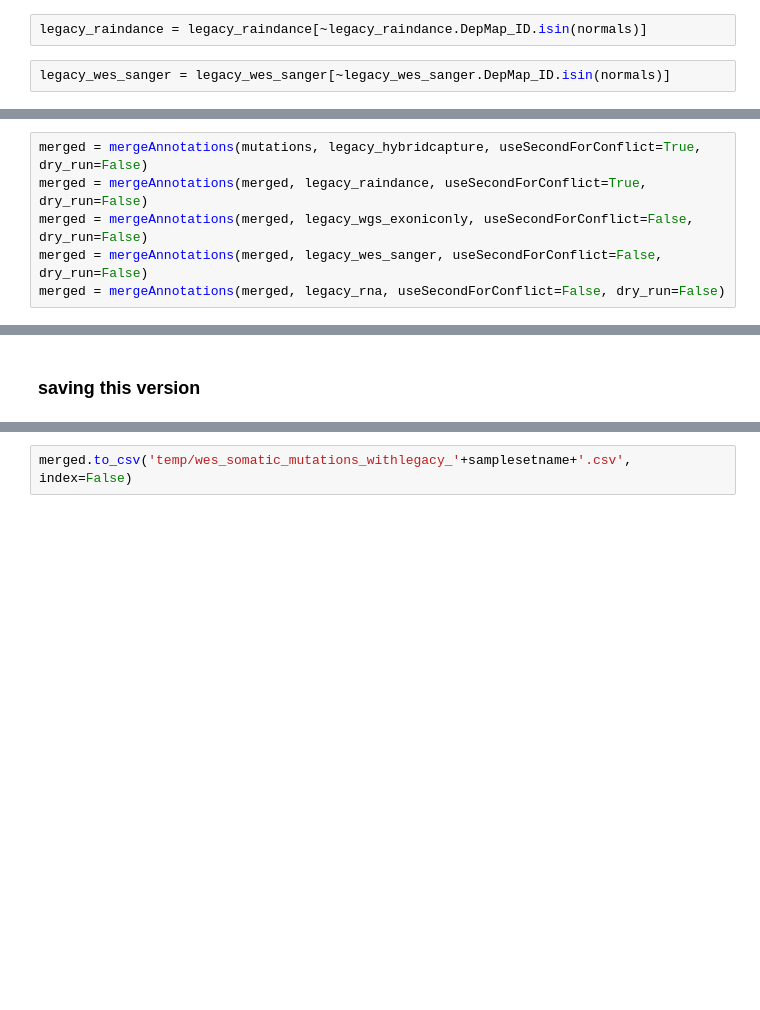
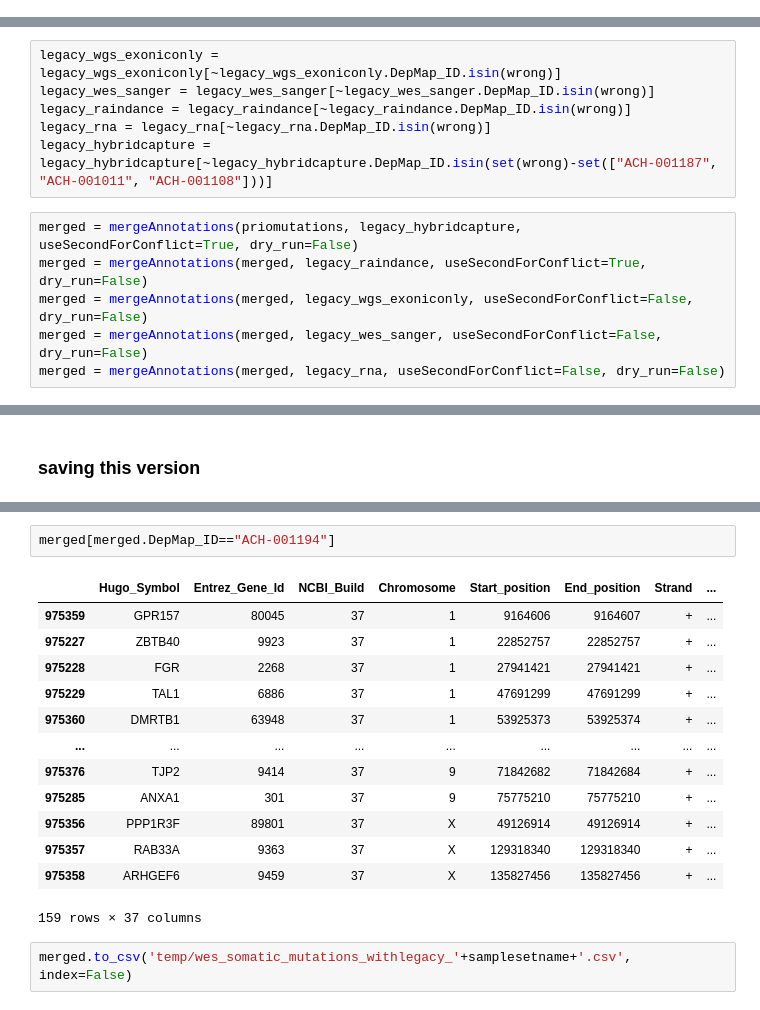
Before and after one commit to broadinstitute/depmap_omics, a Jupyter notebook: Mutations_CCLE.ipynb, the cells around one changed output, grey strips where cells are left out. Cells and saved outputs as stored; diff of their text form; blank space fills up the shorter version.

```diff
--- a/Mutations_CCLE.ipynb
+++ b/Mutations_CCLE.ipynb
@@ -779,7 +765,3 @@ legacy_hybridcapture = legacy_hybridcapture[~legacy_hybridcapture.DepMap_ID.isin
-# %%
-legacy_raindance = legacy_raindance[~legacy_raindance.DepMap_ID.isin(normals)]
-# %%
-legacy_wes_sanger = legacy_wes_sanger[~legacy_wes_sanger.DepMap_ID.isin(normals)]
 # %%
 legacy_hybridcapture.loc[legacy_hybridcapture[legacy_hybridcapture['Genome_Change'].isna()].index, 'Genome_Change'] = ['g.chr'+str(i.Chromosome)+":"+str(i.Start_position)+i.Reference_Allele+">"+i.Tumor_Allele for _, i in legacy_hybridcapture[legacy_hybridcapture['Genome_Change'].isna()].iterrows()]
 # %%
@@ -793,5 +779,11 @@ legacy_rna = legacy_rna.drop(todrop)
+# %%
+legacy_wgs_exoniconly = legacy_wgs_exoniconly[~legacy_wgs_exoniconly.DepMap_ID.isin(wrong)]
+legacy_wes_sanger = legacy_wes_sanger[~legacy_wes_sanger.DepMap_ID.isin(wrong)]
+legacy_raindance = legacy_raindance[~legacy_raindance.DepMap_ID.isin(wrong)]
+legacy_rna = legacy_rna[~legacy_rna.DepMap_ID.isin(wrong)]
+legacy_hybridcapture = legacy_hybridcapture[~legacy_hybridcapture.DepMap_ID.isin(set(wrong)-set(["ACH-001187", "ACH-001011", "ACH-001108"]))]
 # %%
-merged = mergeAnnotations(mutations, legacy_hybridcapture, useSecondForConflict=True, dry_run=False)
+merged = mergeAnnotations(priomutations, legacy_hybridcapture, useSecondForConflict=True, dry_run=False)
 merged = mergeAnnotations(merged, legacy_raindance, useSecondForConflict=True, dry_run=False)
 merged = mergeAnnotations(merged, legacy_wgs_exoniconly, useSecondForConflict=False, dry_run=False)
 merged = mergeAnnotations(merged, legacy_wes_sanger, useSecondForConflict=False, dry_run=False)
@@ -840,3 +843,19 @@ h.compareDfs(merged, tc.get(name='depmap-a0ab', file='CCLE_mutations'))
+# %%
+merged[merged.DepMap_ID=="ACH-001194"]
+# %% [output]
+|  | Hugo_Symbol | Entrez_Gene_Id | NCBI_Build | Chromosome | Start_position | End_position | Strand | ... |
+| 975359 | GPR157 | 80045 | 37 | 1 | 9164606 | 9164607 | + | ... |
+| 975227 | ZBTB40 | 9923 | 37 | 1 | 22852757 | 22852757 | + | ... |
+| 975228 | FGR | 2268 | 37 | 1 | 27941421 | 27941421 | + | ... |
+| 975229 | TAL1 | 6886 | 37 | 1 | 47691299 | 47691299 | + | ... |
+| 975360 | DMRTB1 | 63948 | 37 | 1 | 53925373 | 53925374 | + | ... |
+| ... | ... | ... | ... | ... | ... | ... | ... | ... |
+| 975376 | TJP2 | 9414 | 37 | 9 | 71842682 | 71842684 | + | ... |
+| 975285 | ANXA1 | 301 | 37 | 9 | 75775210 | 75775210 | + | ... |
+| 975356 | PPP1R3F | 89801 | 37 | X | 49126914 | 49126914 | + | ... |
+| 975357 | RAB33A | 9363 | 37 | X | 129318340 | 129318340 | + | ... |
+| 975358 | ARHGEF6 | 9459 | 37 | X | 135827456 | 135827456 | + | ... |
+159 rows × 37 columns
 # %%
 merged.to_csv('temp/wes_somatic_mutations_withlegacy_'+samplesetname+'.csv', index=False)
 # %%
```
Also changed, not shown: parts of 28 cells of this notebook, 9 other files.
